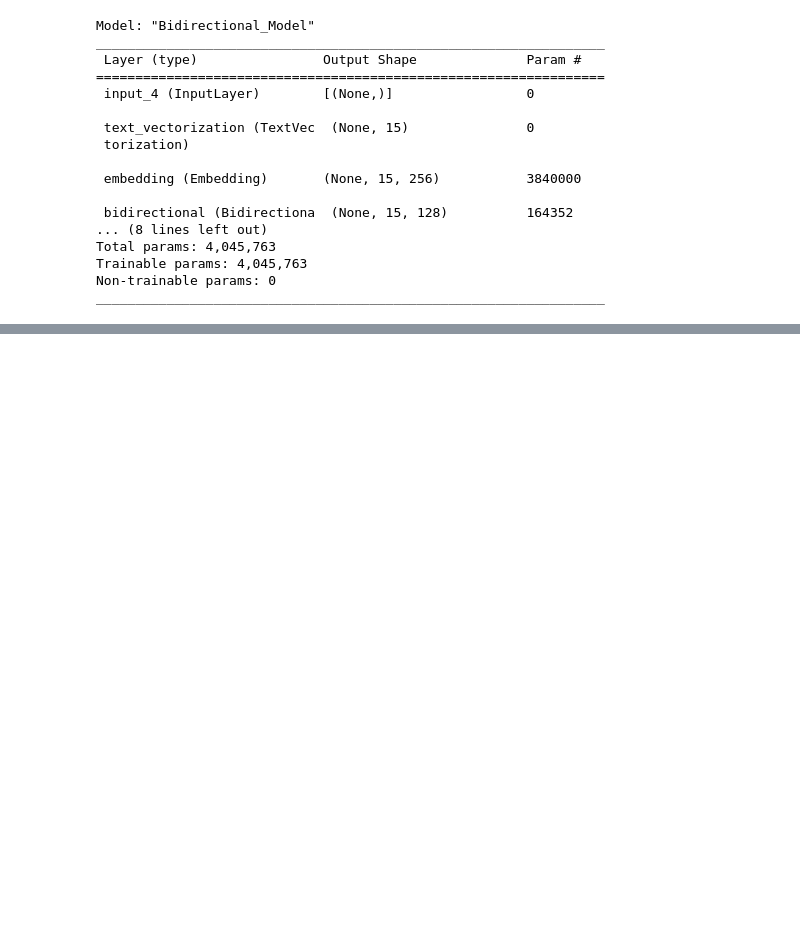
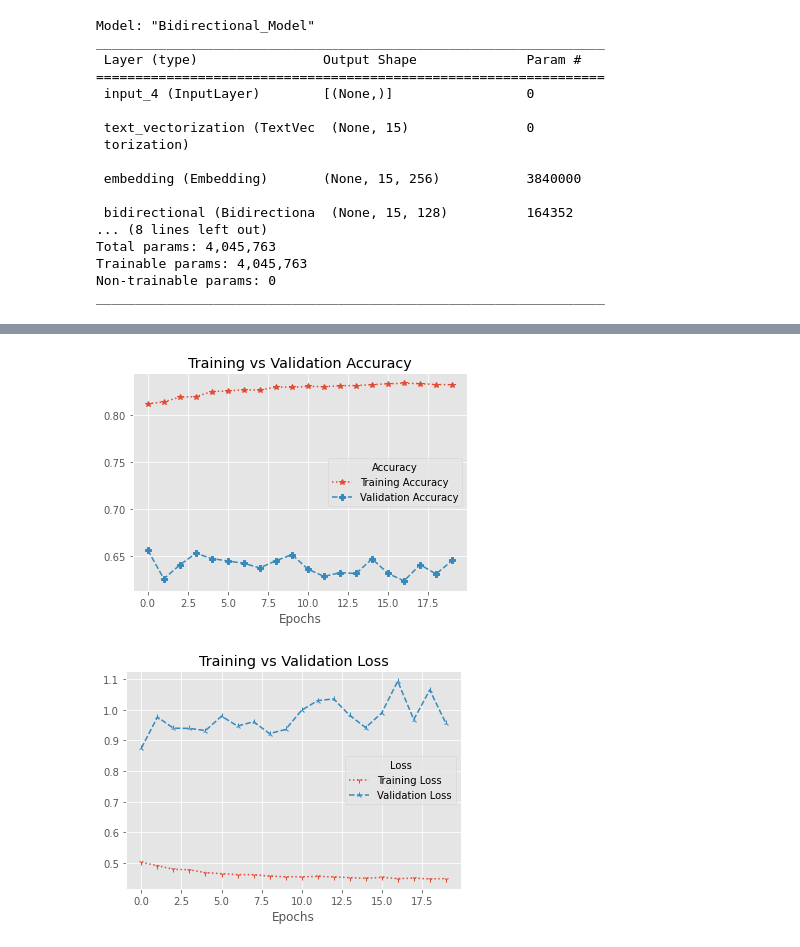
Before and after one commit to ahmad1jalal/Twitter-Sentiment-Extaction, a Jupyter notebook: Twitter-Senitment.ipynb, the cells around one changed output, grey strips where cells are left out. Cells and saved outputs as stored; diff of their text form; code cells hidden in the pictures; blank space fills up the shorter version.

```diff
--- a/Twitter-Senitment.ipynb
+++ b/Twitter-Senitment.ipynb
@@ -1287,0 +1379,6 @@ model_results = model_results
+# %%
+# fitting model to data....
+history_7 = model_7.fit(train_text,train_labels,
+                       epochs = 20,
+                       validation_data = (test_text,test_labels),
+                       validation_split = int(len(test_text) * 0.20))
@@ -1287,0 +1413,5 @@ model_results = model_results
+# %%
+plot_model_performance(history_7)
+# %% [output]
+[figure, added]
+[figure, added]
```
Also changed, not shown: parts of 65 cells of this notebook, 16 other files.
